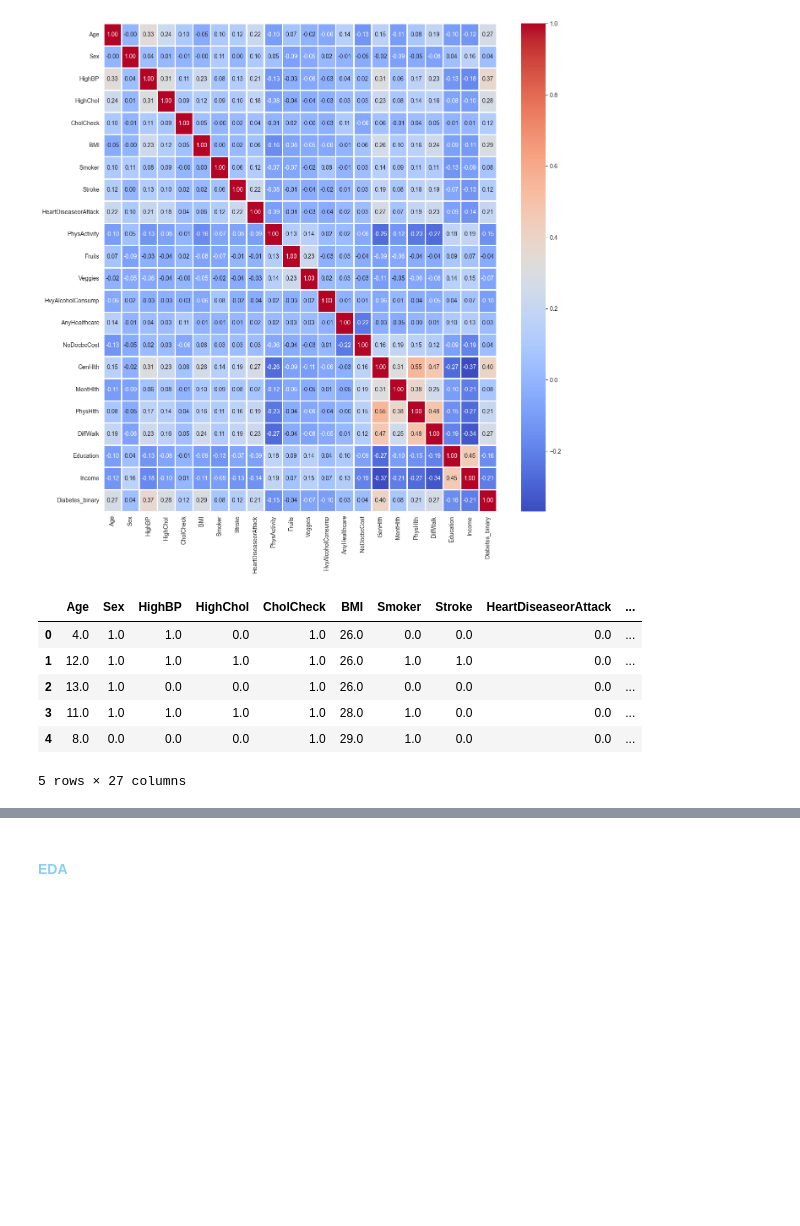
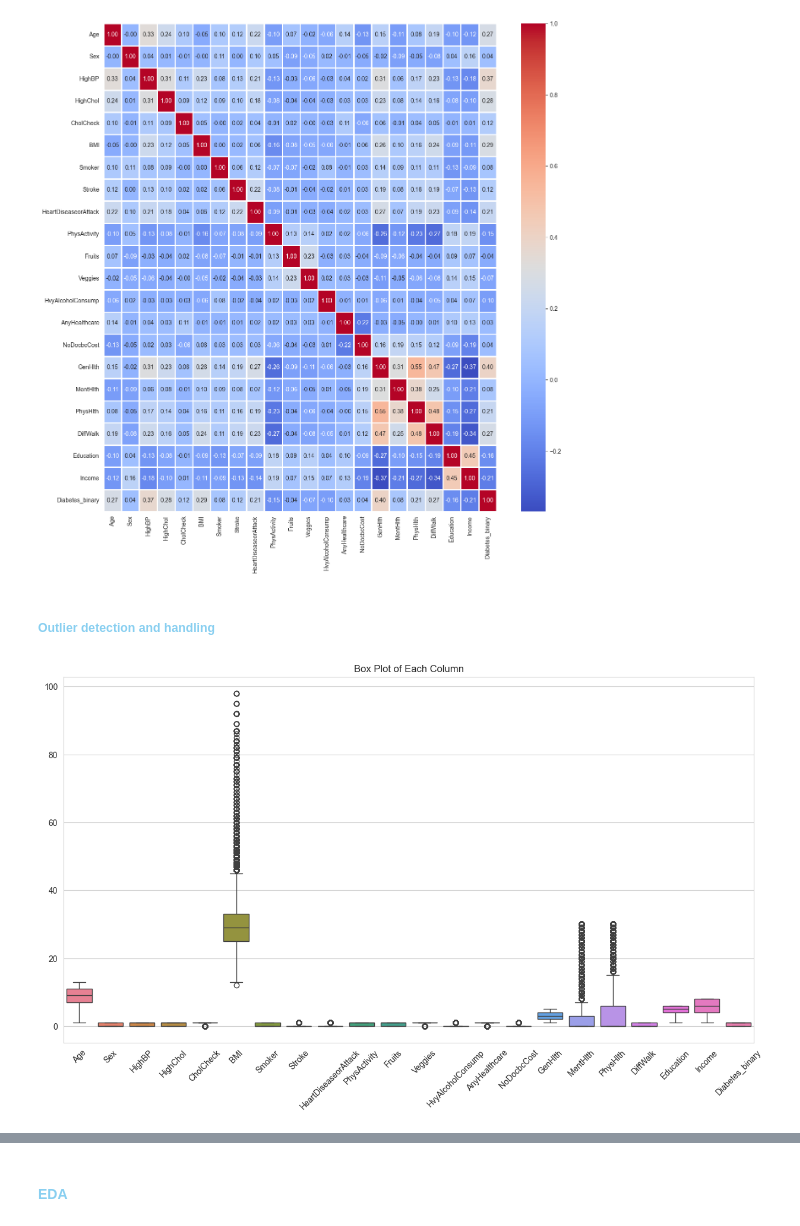
Before and after one commit to Unik-Dhungel/Diabetes_Prediction, a Jupyter notebook: KCE080BCT046[1].ipynb, the cells around one changed output, grey strips where cells are left out. Cells and saved outputs as stored; diff of their text form; code cells hidden in the pictures; blank space fills up the shorter version.

```diff
--- a/KCE080BCT046[1].ipynb
+++ b/KCE080BCT046[1].ipynb
@@ -161,23 +161,13 @@ sns.heatmap(df.corr(), annot=True, cmap='coolwarm', fmt='.2f', linewidths=2)
 plt.show()
 # %% [output]
 [figure]
-# %%
-#scaling of dataset
-#1.scaling of health based data
-scaler = MinMaxScaler()
-columns_to_scale = ['PhysHlth', 'GenHlth', 'MentHlth']
-
-df[['PhysHlth_scaled', 'GenHlth_scaled', 'MentHlth_scaled']] = scaler.fit_transform(df[columns_to_scale])
-
-#2. Scaling of socio-en=conomic factor based data
-columns_to_scale = ['Income', 'Education']
-df[['Income_scaled', 'Education_scaled']] = scaler.fit_transform(df[columns_to_scale])
-df.head(5)
-# %% [output]
-|  | Age | Sex | HighBP | HighChol | CholCheck | BMI | Smoker | Stroke | HeartDiseaseorAttack | ... |
-| 0 | 4.0 | 1.0 | 1.0 | 0.0 | 1.0 | 26.0 | 0.0 | 0.0 | 0.0 | ... |
-| 1 | 12.0 | 1.0 | 1.0 | 1.0 | 1.0 | 26.0 | 1.0 | 1.0 | 0.0 | ... |
-| 2 | 13.0 | 1.0 | 0.0 | 0.0 | 1.0 | 26.0 | 0.0 | 0.0 | 0.0 | ... |
-| 3 | 11.0 | 1.0 | 1.0 | 1.0 | 1.0 | 28.0 | 1.0 | 0.0 | 0.0 | ... |
-| 4 | 8.0 | 0.0 | 0.0 | 0.0 | 1.0 | 29.0 | 1.0 | 0.0 | 0.0 | ... |
-5 rows × 27 columns
+# %% [markdown]
+<h5 style="color:#89CFF0">Outlier detection and handling </h5>
+# %%
+plt.figure(figsize=(15, 8))
+sns.boxplot(data=df)
+plt.xticks(rotation=45)
+plt.title('Box Plot of Each Column')
+plt.show()
+# %% [output]
+[figure, added]
```
Also changed, not shown: parts of 29 cells of this notebook.
